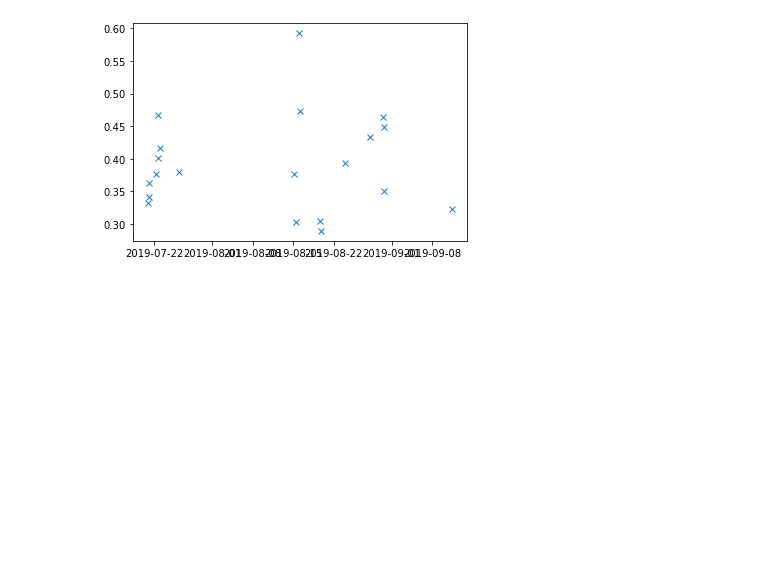
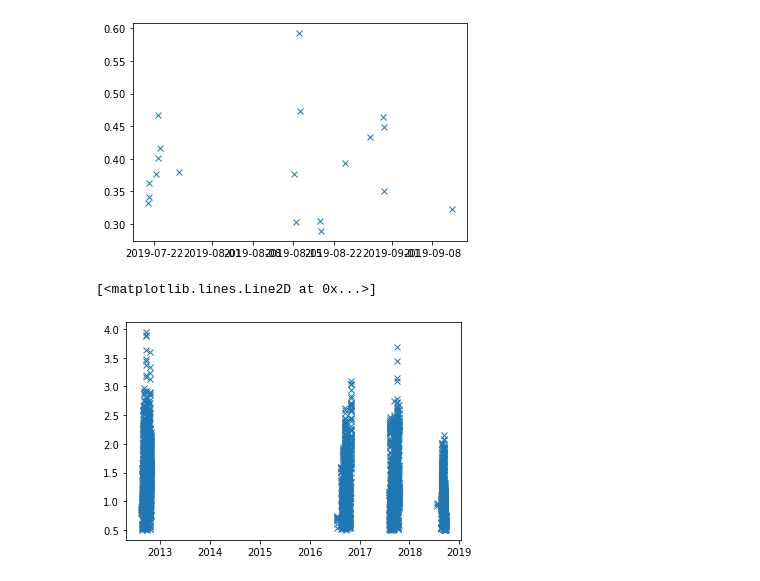
Before and after one commit to vtcooper/waveice, a Jupyter notebook: convert-mat-to-netcdf.ipynb, the cells around one changed output. Saved outputs shown, nothing was run; the diff lists cells and outputs as text; code cells hidden in the pictures; blank space fills up the shorter version.

```diff
--- a/convert-mat-to-netcdf.ipynb
+++ b/convert-mat-to-netcdf.ipynb
@@ -169,7 +189,11 @@ for mult in headers_multd:
     multidimdata = np.zeros([nvar,ntime,ndim])
     for t in range(ntime):
         for v in range(nvar):
-            multidimdata[v,t,:] = df[mult].values[t][()][v][:]
+            if (type(df[mult].values[t][()][v]) == float): # these are the errors identified above
+                print(t)
+                multidimdata[v,t,:] = np.full_like(multidimdata[v,t,:],np.nan) # fill w nan
+            else:
+                multidimdata[v,t,:] = df[mult].values[t][()][v][:]
 
     # identify which of these variables is a dimension
     my_dim = ''
@@ -181,7 +205,8 @@ for mult in headers_multd:
     if my_dim !='': # we found the dimension for multidimensional data
         ind_dim = varheaders.index(my_dim)
         varheaders.remove(my_dim)
-        my_dim_vals = multidimdata[ind_dim,0,:]
+        time_avoidnan = np.nanargmax(multidimdata[1,:],axis=0)[0] # get time index with actual dimension vals
+        my_dim_vals = multidimdata[ind_dim,time_avoidnan,:]
         multidimdata = np.delete(multidimdata,ind_dim,axis=0)
         nvar = nvar - 1
 
@@ -222,0 +270,4 @@ Add metadata
+# %%
+sodaA = xr.open_dataset('/glade/work/vcooper/BGEP_vtc/SODA/2020-07-27_R0/SODA_A_sigWaves.mat_converted_2020-07-27.nc')
+for var in allds:
+    print(var, var in sodaA)
@@ -223,14 +287,16 @@ Add metadata
 # %%
 # for the whole file
 allds.attrs= {'description' : identifier,
-              'data' : 'SODA cruise, Sam Brenner, APL',
-              'netcdf_created_by': 'Lettie Roach, 2020, UW'}
+              'data' : 'BGOS-AWAC, Jim Thomson, APL',
+              'netcdf_created_by': 'Vince Cooper, 2020, UW',
+              'comment': 'Attributes pulled from SWIFT 2015 data'}
 
 # for variables - add description and units
-for var in attr_dict:
-        if var in allds:
-            allds[var].attrs['units'] = attr_dict[var]['units']
-            allds[var].attrs['description'] = attr_dict[var]['description']
+for var in allds:
+        if var in sodaA:
+#             allds[var].attrs['units'] = attr_dict[var]['units']
+#             allds[var].attrs['description'] = attr_dict[var]['description']
+            allds[var].attrs = sodaA[var].attrs
 
 allds
 # %% [output]
@@ -293,3 +359,9 @@ plt.plot(allds.sigwaveheight.time.values,allds.sigwaveheight.values,marker='x',l
 # %% [output]
 [<matplotlib.lines.Line2D at 0x...>]
 [figure]
+# %%
+# BGOS-A
+plt.plot(allds.sigwaveheight.time.values,allds.sigwaveheight.values,marker='x',linestyle='')
+# %% [output]
+[<matplotlib.lines.Line2D at 0x...>]
+[figure, added]
```
Also changed, not shown: parts of 22 cells of this notebook, 1 other file.
